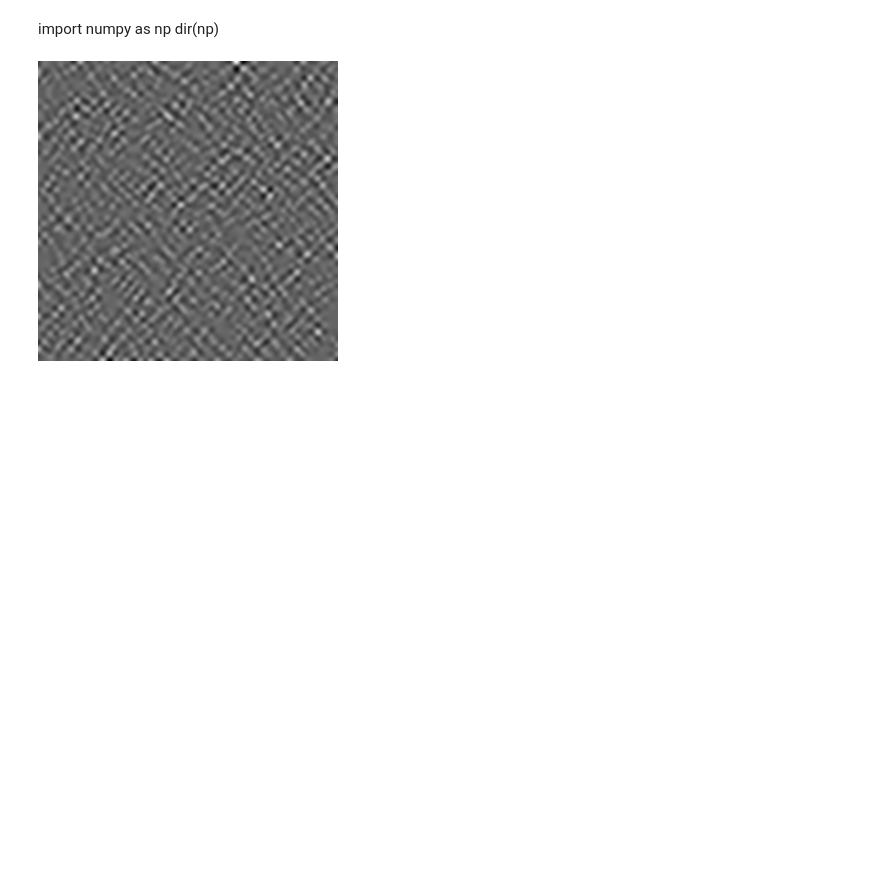
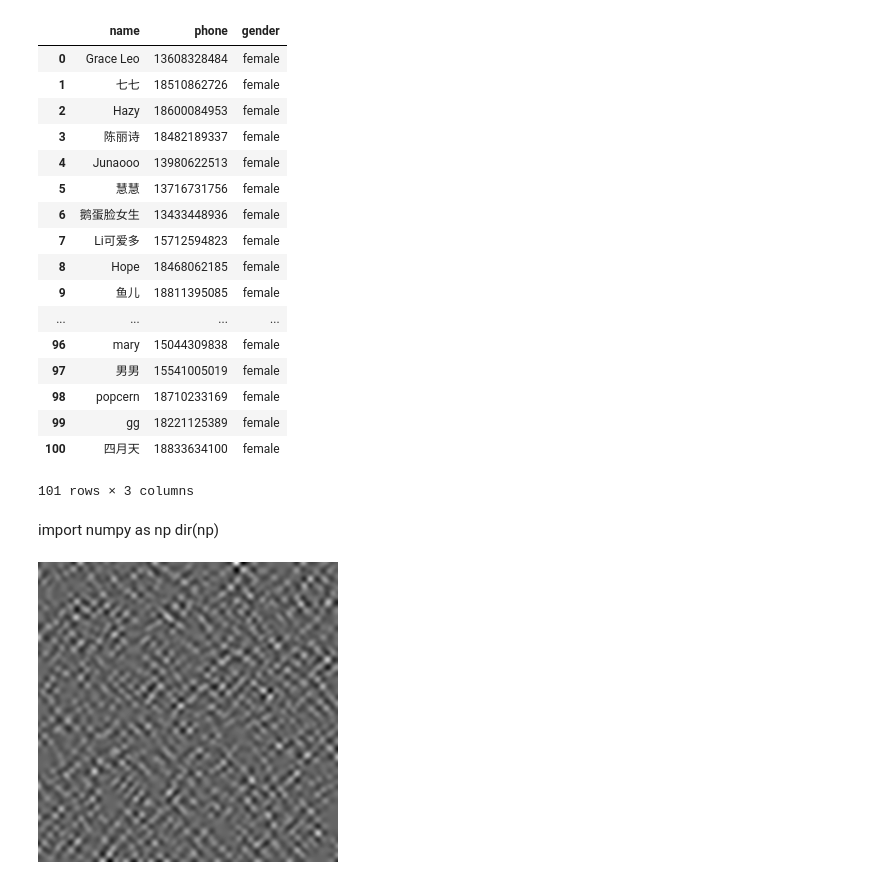
Before and after one commit to wqw547243068/wangqiwen, a Jupyter notebook: jupyter/test_pandas_numpy.ipynb, the cells around one changed output. Cells and saved outputs as stored; diff of their text form; code cells hidden in the pictures; blank space fills up the shorter version.

```diff
--- a/jupyter/test_pandas_numpy.ipynb
+++ b/jupyter/test_pandas_numpy.ipynb
@@ -0,0 +1,13 @@
+# %%
+# pandas读取excel数据示例
+# 【2016-7-30】 参考：十分钟搞定pandas：http://www.cnblogs.com/chaosimple/p/4153083.html
+import pandas as pd
+import numpy as np
+
+#df = pd.read_excel('C:\Users\warren\Desktop\warren.xlsx',index='time')
+#df = pandas.read_excel(open('your_xls_xlsx_filename','rb'), sheetname='Sheet 1')
+data_file = '../data/female_text.txt'
+#df = pd.read_table(data_file, sep=',')
+df = pd.read_csv(data_file)
+#df.index # 行序号
+df.head()
@@ -1,27 +21,35 @@
 # %%
-# pandas读取excel数据示例
-# 【2016-7-30】 参考：十分钟搞定pandas：http://www.cnblogs.com/chaosimple/p/4153083.html
-import pandas as pd
-import numpy as np
-
-# 读取数据 D:\work\用户建模画像\家公司挖掘\code\warren.xls
-# 数据格式：time
-print 'start'
-df = pd.read_excel('C:\Users\warren\Desktop\warren.xlsx',index='time')
-# df = pandas.read_excel(open('your_xls_xlsx_filename','rb'), sheetname='Sheet 1')
-#df.index # 行序号
 df.columns # 列名
 #df['lon'],df['lat'],df[:30] # 按照列名读取数据
 #df.ix[:30,:3] # 使用ix、loc或者iloc(按照下标组合)进行行列双向读取，即切片操作
 #df.ix[:20,['lon','lat']] # 跨属性组合选取
-df.loc[:100,['time','lon','lat']] # 同上
+df.loc[:100,['name','phone','gender']] # 同上
 #new = df.iloc[:20,[1,2]]
 #new.describe # 基本统计信息
 #type(new)
 #df[df.lon>117] # 按照数值过滤筛选
 #df[df.time<'2016-07-20']
 #new.values.tolist() # DataFrame转成list结构
 #df.sort(columns='time') # 排序
+# %% [output]
+|  | name | phone | gender |
+| 0 | Grace Leo | 13608328484 | female |
+| 1 | 七七 | 18510862726 | female |
+| 2 | Hazy | 18600084953 | female |
+| 3 | 陈丽诗 | 18482189337 | female |
+| 4 | Junaooo | 13980622513 | female |
+| 5 | 慧慧 | 13716731756 | female |
+| 6 | 鹅蛋脸女生 | 13433448936 | female |
+| 7 | Li可爱多 | 15712594823 | female |
+| 8 | Hope | 18468062185 | female |
+| 9 | 鱼儿 | 18811395085 | female |
+| ... | ... | ... | ... |
+| 96 | mary | 15044309838 | female |
+| 97 | 男男 | 15541005019 | female |
+| 98 | popcern | 18710233169 | female |
+| 99 | gg | 18221125389 | female |
+| 100 | 四月天 | 18833634100 | female |
+101 rows × 3 columns
 # %% [markdown]
 import numpy as np
 dir(np)
```
Also changed, not shown: parts of 1 cell of this notebook, 1 other file.
